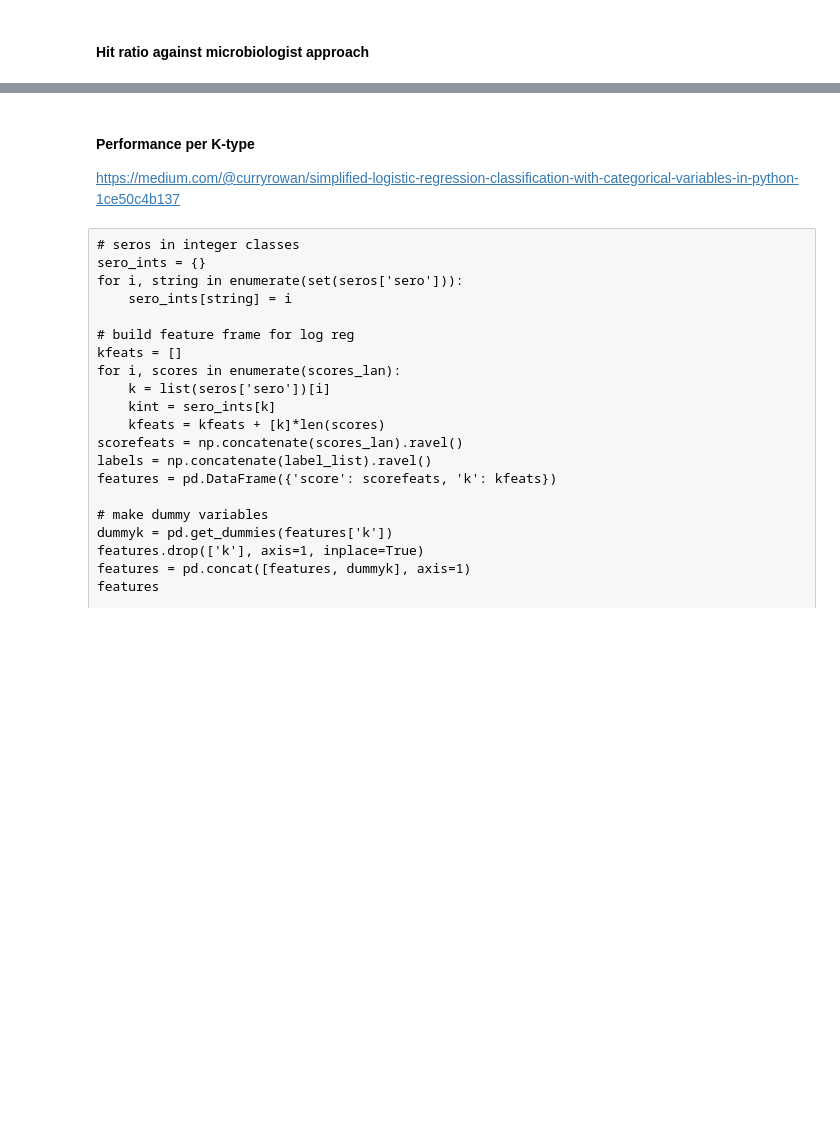
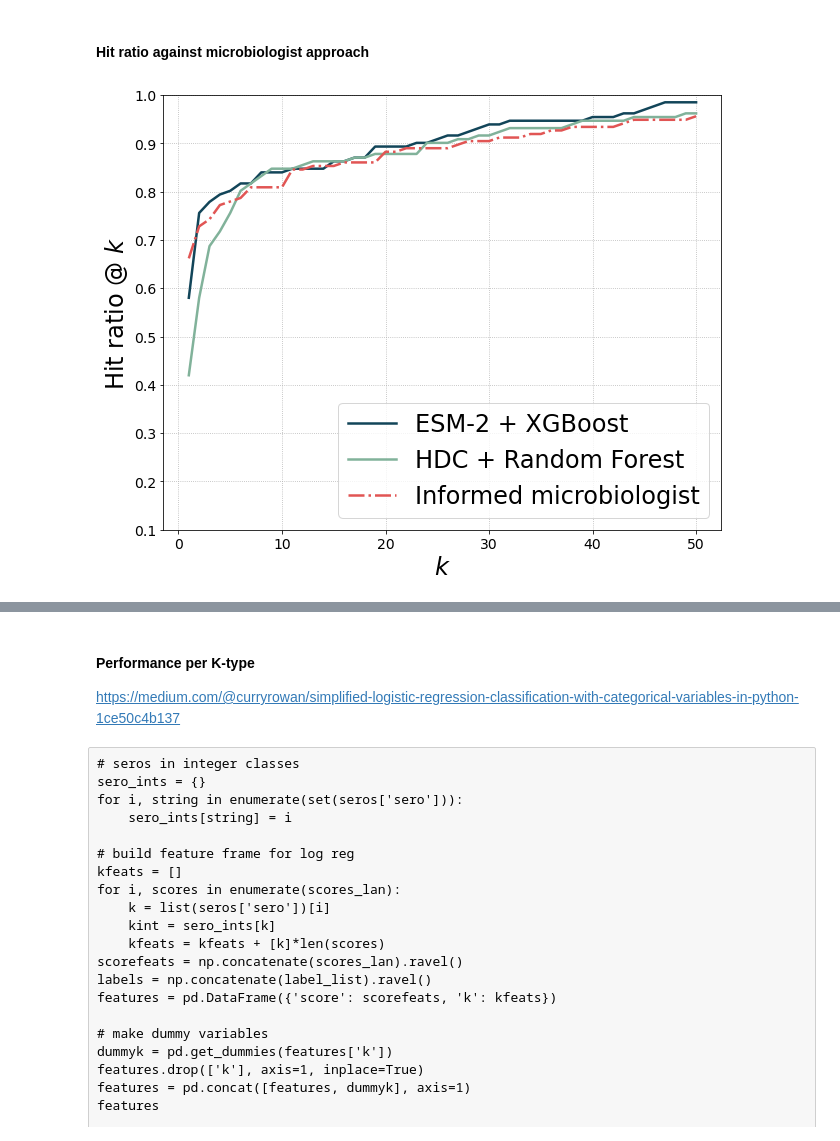
Before and after one commit to dimiboeckaerts/PhageHostLearn, a Jupyter notebook: code/phagehostlearn_training.ipynb, the cells around one changed output, grey strips where cells are left out. Cells and saved outputs as stored; diff of their text form; code cells hidden in the pictures; blank space fills up the shorter version.

Commit message:
PhageHostLearn with hyperdimensional computing

```diff
--- a/code/phagehostlearn_training.ipynb
+++ b/code/phagehostlearn_training.ipynb
@@ -135,3 +137,8 @@ xgb = XGBClassifier(scale_pos_weight=1/imbalance, learning_rate=0.3, n_estimator
                     n_jobs=cpus, eval_metric='logloss', use_label_encoder=False)
 xgb.fit(features_esm2, labels)
 xgb.save_model('phagehostlearn_esm2_xgb.json')
+# %%
+# HDC FEATURES + RF model
+rf = RandomForestClassifier(n_estimators=1250, max_depth=3, class_weight='balanced', n_jobs=cpus)
+rf.fit(features_hdc, labels)
+dump(rf, 'phagehostlearn_hdc_rf.joblib')
@@ -373,0 +400,25 @@ fig.savefig(results_path+'/v3.4/logocv_hitratio_informed_svg.svg', format='svg',
+# %%
+# results, hit ratios @ K
+ks = np.linspace(1, 50, 50)
+hits_lan = [phlu.hitratio(rqueries_lan, int(k)) for k in ks]
+hits_hdc = [phlu.hitratio(rqueries_hdc, int(k)) for k in ks]
+hits_ens = [phlu.hitratio(rqueries_ens, int(k)) for k in ks]
+hits_random = [phlu.hitratio(random_guess, int(k)) for k in ks]
+fig, ax = plt.subplots(figsize=(10,8))
+ax.plot(ks, hits_lan, c='#124559', linewidth=2.5, label='ESM-2 + XGBoost')
+ax.plot(ks, hits_hdc, c='#81B29A', linewidth=2.5, label='HDC + Random Forest')
+#ax.plot(ks, hits_ens, c='#124559', linewidth=2.5, label='Combined model')
+#ax.plot(ks, hits_random, c='#81B29A', linewidth=2.5, ls=':', label='Random guess')
+ax.plot(ks, list(informed_hitratio.values()), c='#E15554', linewidth=2.5, ls='-.', label='Informed microbiologist')
+#ax.plot(ks, list(informed_hitratio2.values()), c='#E15554', linewidth=2.5, ls=':', label='Informed guess (Bea only)')
+ax.set_xlabel('$\it{k}$', size=24)
+ax.set_ylabel('Hit ratio @ $\it{k}$', size=24)
+ax.set_ylim(0.1, 1)
+ax.legend(loc=4, prop={'size': 24})
+ax.grid(True, linestyle=':')
+ax.yaxis.set_tick_params(labelsize = 14)
+ax.xaxis.set_tick_params(labelsize = 14)
+fig.savefig(results_path+'/v3.4/logocv_hitratio_informed_withHDC.png', dpi=400)
+fig.savefig(results_path+'/v3.4/logocv_hitratio_informed_withHDC_svg.svg', format='svg', dpi=400)
+# %% [output]
+[figure, added]
```
Also changed, not shown: parts of 29 cells of this notebook, 11 other files.
